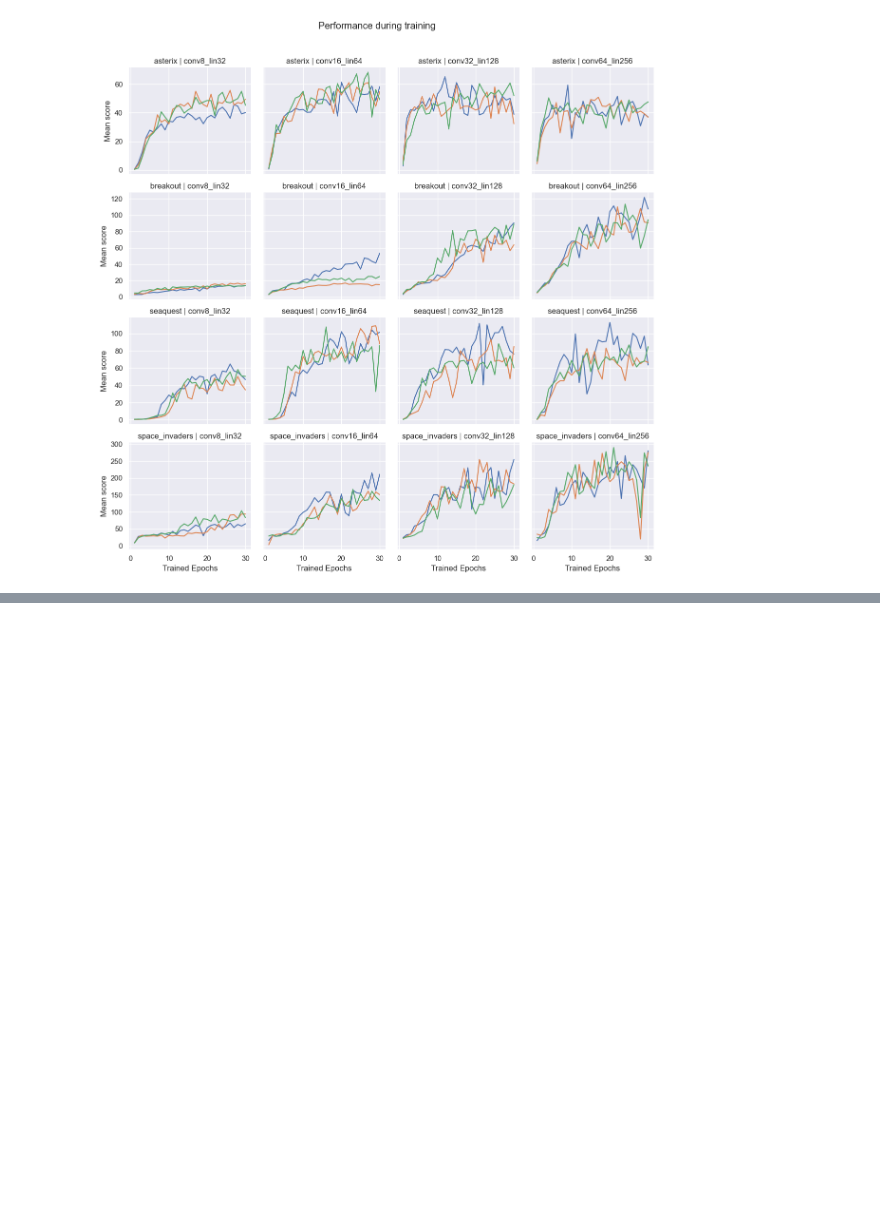
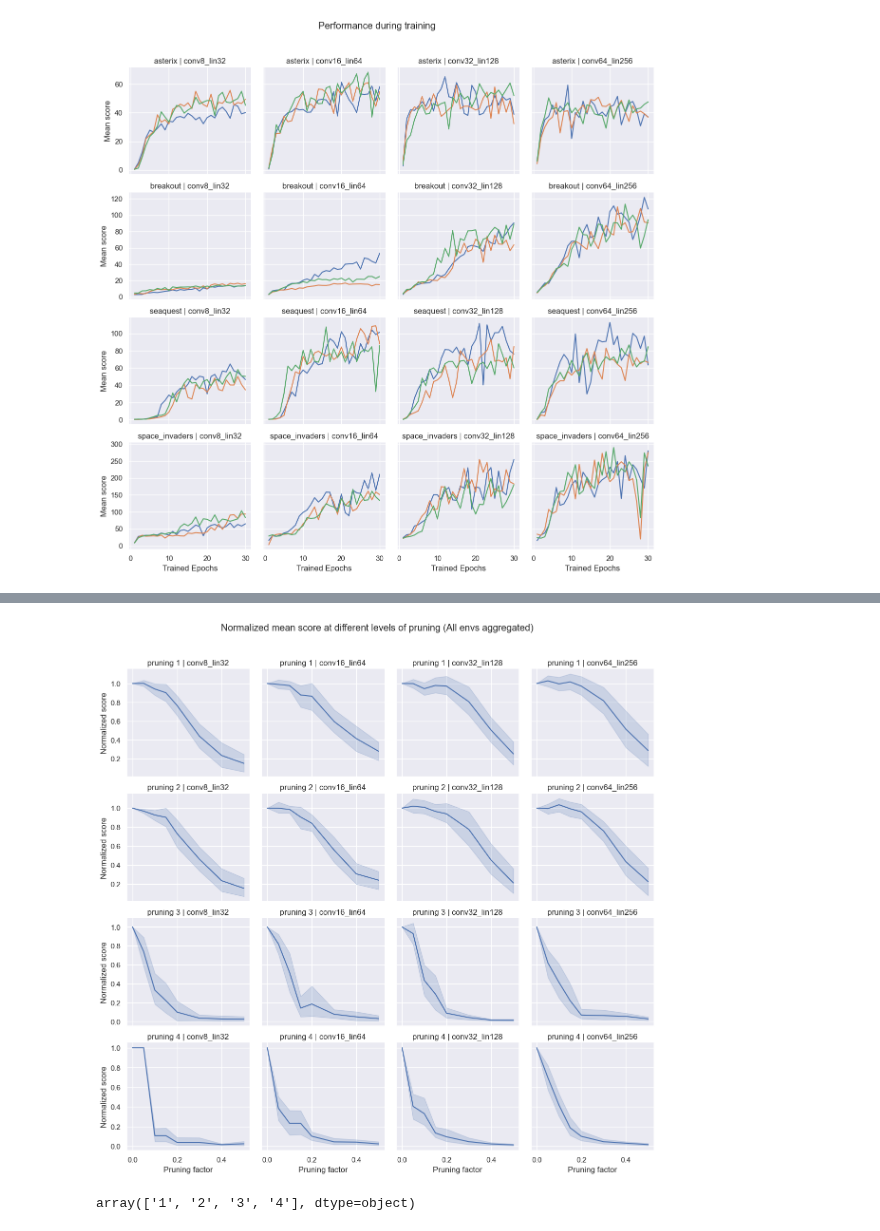
Before and after one commit to mariusdgm/minatar_work, a Jupyter notebook: notebooks/miscellanous.ipynb, the cells around one changed output, grey strips where cells are left out. Saved outputs shown, nothing was run; the diff lists cells and outputs as text; code cells hidden in the pictures; blank space fills up the shorter version.

```diff
--- a/notebooks/miscellanous.ipynb
+++ b/notebooks/miscellanous.ipynb
@@ -577,0 +765,14 @@ df.head()
+# %%
+sub_df = df.copy(deep=True)
+sub_df = normalize_df_using_baseline_all_envs(sub_df)
+
+plot_facetgrid_experiment(sub_df, y_label = "Normalized score", title=f"Normalized mean score at different levels of pruning (All envs aggregated)")
+
+# Show the plot
+plt.show()
+# %% [output]
+[figure, added]
+# %%
+sub_df["pruning_method"].unique()
+# %% [output]
+array(['1', '2', '3', '4'], dtype=object)
```
Also changed, not shown: parts of 19 cells of this notebook, 2 other files.
